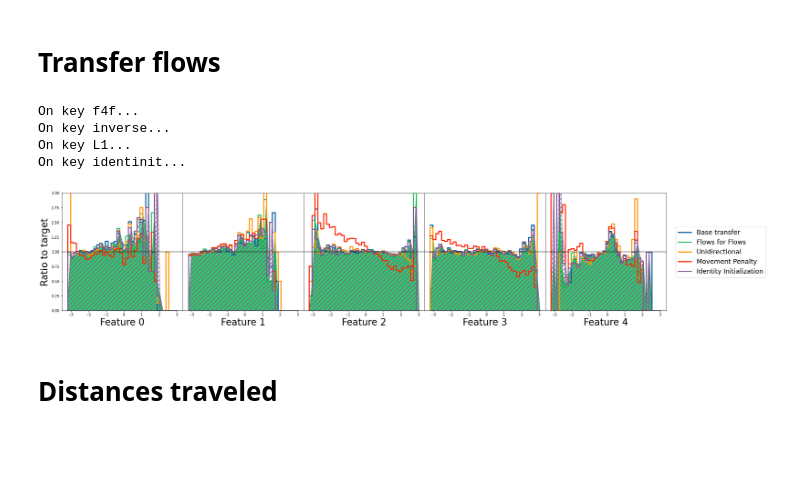
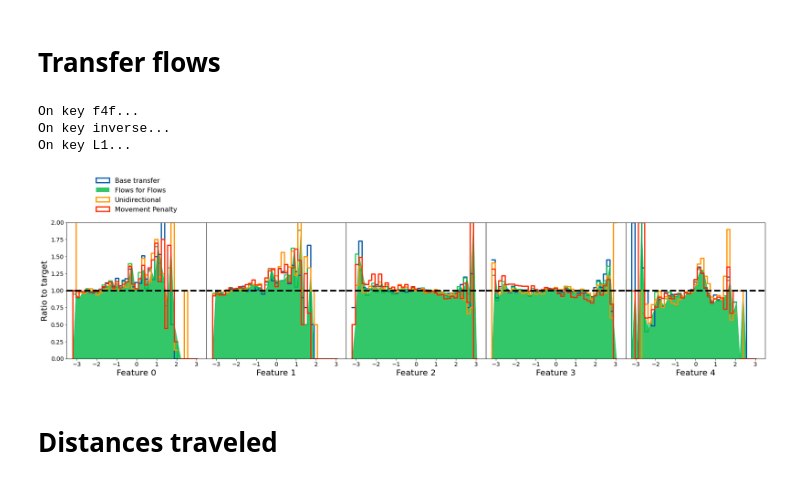
Before and after one commit to rmastand/flows4flows, a Jupyter notebook: paper_plots_science.ipynb, the cells around one changed output. Cells and saved outputs as stored; diff of their text form; code cells hidden in the pictures; blank space fills up the shorter version.

Commit message:
standardized plots and fixed ident init

```diff
--- a/paper_plots_science.ipynb
+++ b/paper_plots_science.ipynb
@@ -159,7 +159,7 @@ flow_dirs = {"f4f":"/global/home/users/rrmastandrea/flows4flows/writeup2/science
             "inverse":"/global/home/users/rrmastandrea/flows4flows/writeup2/science_inv",
              "L1":"/global/home/users/rrmastandrea/flows4flows/writeup2/science_L1",
            #  "L1_identinit":"/global/home/users/rrmastandrea/flows4flows/writeup2/science_L1_identinit",
-             "identinit":"/global/home/users/rrmastandrea/flows4flows/writeup2/science_identinit",
+           #  "identinit":"/global/home/users/rrmastandrea/flows4flows/writeup2/science_identinit",
             }
 
 
@@ -202,7 +202,6 @@ for key in flow_dirs.keys():
 On key f4f...
 On key inverse...
 On key L1...
-On key identinit...
 # %%
 # transform
 inverse = False
@@ -234,7 +233,9 @@ style_dict = {"baseline":["step", "black", 1, "", 2],  # step, color, alpha, has
 import matplotlib as mpl
 mpl.rcParams['hatch.linewidth'] = 2  # previous pdf hatch linewidth
 
-
+f_1 = 20
+f_2 = 16
+f_3 = 14
 
 # get summary stats
 
@@ -250,41 +251,50 @@ for i in range(5):
     values_target, _ = np.histogram(val_dat_data[:,i].numpy(), bins = bins, density = True)
 
     for key in transformed_data.keys():
         loc_values, _ = np.histogram(transformed_data[key][:,i], bins = bins, density = True)
         loc_ratio = np.nan_to_num(np.divide(loc_values, values_target))
 
         if i == 0:
-            ax[i].step(bins[:-1], loc_ratio, label = labels_dict[key], color = style_dict[key][1],
+            ax[i].step(bins[:-1], loc_ratio, color = style_dict[key][1],
                               alpha = style_dict[key][2], linewidth = 3)
+
+            # to get the proper legend handles
+            ax[i].hist([3000], bins = 10, label = labels_dict[key], color = style_dict[key][1],
+                              alpha = style_dict[key][2], linewidth = 3, histtype = style_dict[key][0])
+
         else:
             ax[i].step(bins[:-1], loc_ratio,color = style_dict[key][1],
                               alpha = style_dict[key][2], linewidth = 3)
+
+
         if key == "f4f":
-
             loc_ratio[loc_ratio < 0] = 0
             loc_ratio[loc_ratio > 10 ] = 0
 
             ax[i].fill_between(bins[:-1], loc_ratio, color = style_dict[key][1], alpha = style_dict[key][2])
         if key == "identinit":
             ax[i].fill_between(bins[:-1], loc_ratio, edgecolor = style_dict[key][1], alpha = style_dict[key][2], hatch="//",facecolor = "none")
 
 
-    ax[i].set_xlabel(f"Feature {i}", fontsize = 26)
+    ax[i].set_xlabel(f"Feature {i}", fontsize = f_1)
+    ax[i].tick_params(axis='both', labelsize=f_3)
+    ax[i].set_xlim(-3.5, 3.5)
     ax[i].set_ylim(0, 2)
-    ax[i].axhline(1, color = "black")
+    ax[i].axhline(1, color = "black", linestyle = 'dashed', linewidth = 4)
     #ax[i].set_aspect("equal")
     if i != 0:
         ax[i].set_yticks([])
 
 
+
 plt.subplots_adjust(wspace=0, hspace=0)
 
-fig.legend(fontsize = 18, loc = "center", bbox_to_anchor = (.97, .5))
-ax[0].set_ylabel("Ratio to target", fontsize = 26)
-plt.savefig(f"plots/science_feature_ratios", bbox_inches="tight")
+ax[0].legend(fontsize = f_2, loc = "center", frameon = False, bbox_to_anchor = (.5, 1.2))
+ax[0].set_ylabel("Ratio to target", fontsize = f_1)
+plt.savefig(f"plots/science_feature_ratios.pdf", bbox_inches="tight")
 plt.show()
 # %% [output]
-[figure, old version]
+[figure, new version]
 # %% [markdown]
 # Distances traveled
 # %%
```
Also changed, not shown: parts of 4 cells of this notebook.
